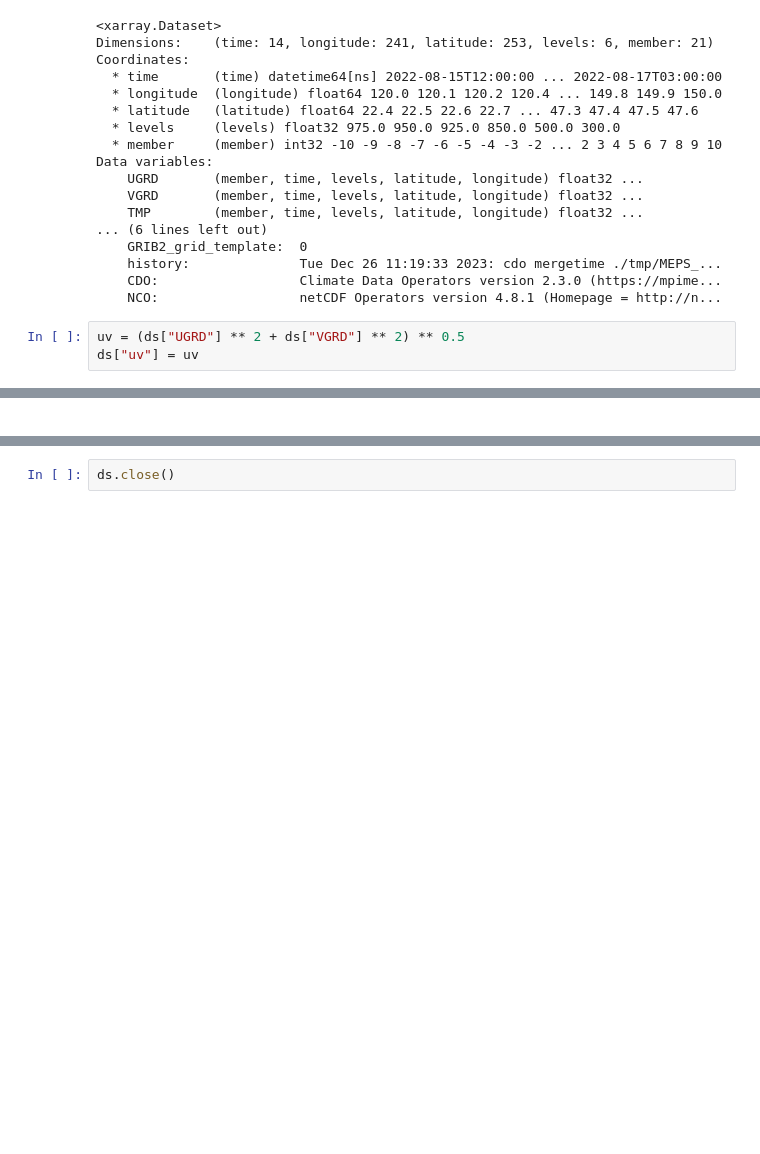
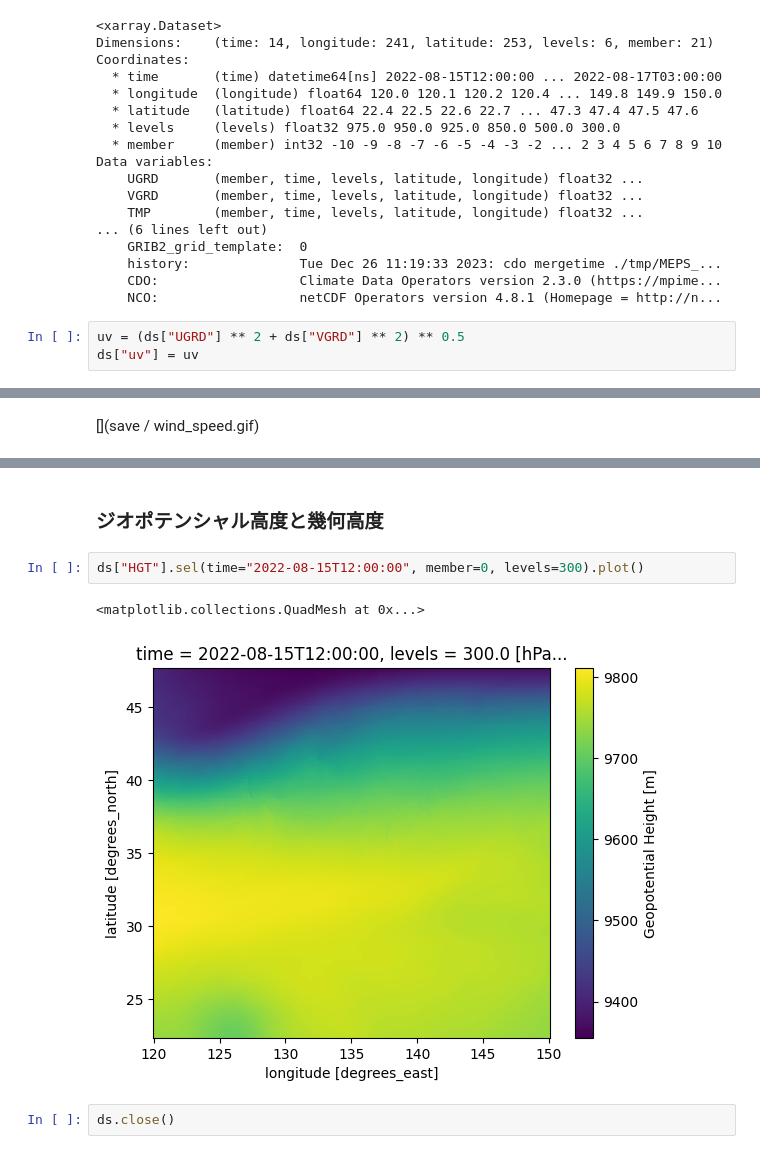
Before and after one commit to Ryo-Neko/MEPS-Handling, a Jupyter notebook: work/welcome.ipynb, the cells around one changed output, grey strips where cells are left out. Cells and saved outputs as stored; diff of their text form; blank space fills up the shorter version.

```diff
--- a/work/welcome.ipynb
+++ b/work/welcome.ipynb
@@ -543,11 +546,18 @@ ani = animation.FuncAnimation(
 ani.save(f"{SPATH}/wind_speed.gif", writer="pillow")
 plt.close()
 # %% [markdown]
-[](save/wind_speed.gif)
+[](save / wind_speed.gif)
 # %% [markdown]
 以下の様な出力を得られる。
 
 ![wind speed](save/wind_speed.gif)
+# %% [markdown]
+### ジオポテンシャル高度と幾何高度
+# %%
+ds["HGT"].sel(time="2022-08-15T12:00:00", member=0, levels=300).plot()
+# %% [output]
+<matplotlib.collections.QuadMesh at 0x...>
+[figure, added]
 # %%
 ds.close()
 # %% [markdown]
```
Also changed, not shown: parts of 6 cells of this notebook.
